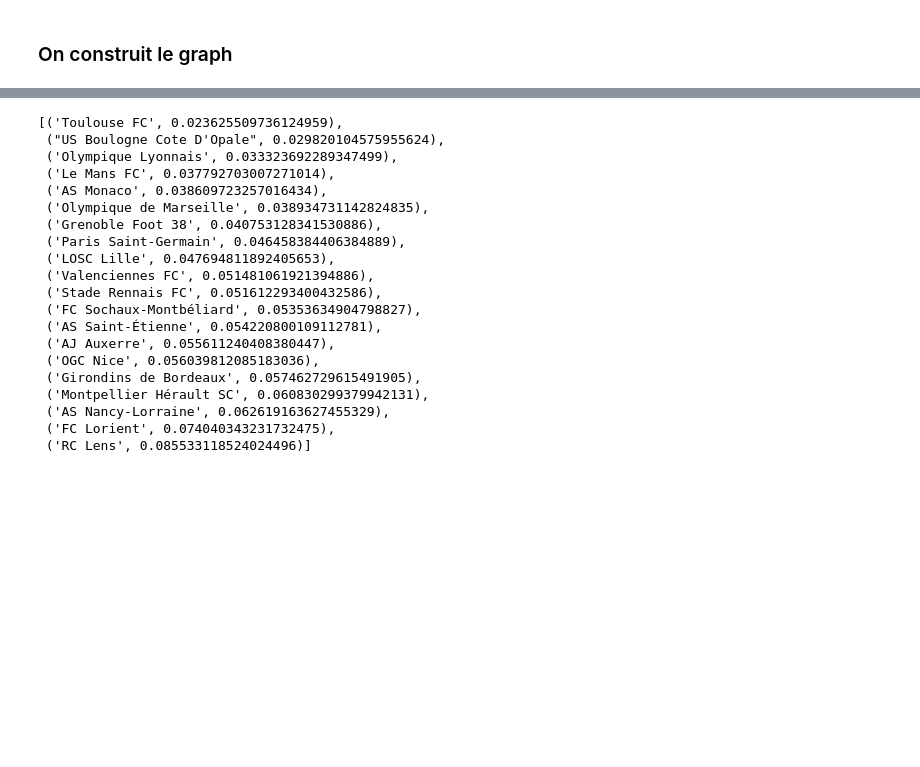
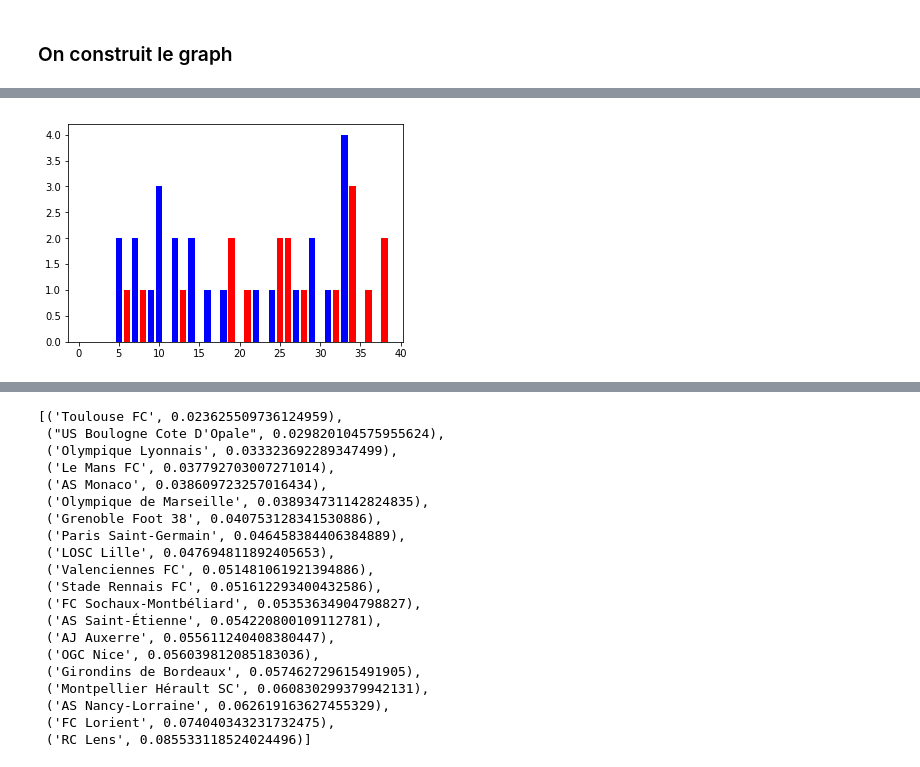
Before and after one commit to FlorianTilquin/LDC, a Jupyter notebook: European Soccer.ipynb, the cells around one changed output, grey strips where cells are left out. Saved outputs shown, nothing was run; the diff lists cells and outputs as text; code cells hidden in the pictures; blank space fills up the shorter version.

Commit message:
ajout derniers exp graphs

```diff
--- a/European Soccer.ipynb
+++ b/European Soccer.ipynb
@@ -114,3 +139,23 @@ teams = season['home_team_api_id'].drop_duplicates().tolist()
+# %%
+dum_hg = np.zeros(38)
+dum_ag = np.zeros(38)
+
+for row in season[season['home_team_api_id'] == 8583][['stage','home_team_goal']].iterrows():
+    row = row[1]
+    dum_hg[row[0]-1] = row[1]
+
+for row in season[season['away_team_api_id'] == 8583][['stage','away_team_goal']].iterrows():
+    row = row[1]
+    dum_ag[row[0]-1] = row[1]
+# %%
+plt.figure()
+
+plt.bar(range(1,39), dum_hg, color = 'b')
+plt.bar(range(1,39), dum_ag, color = 'r')
+
+plt.show()
+# %% [output]
+[figure, added]
 # %%
 g = nx.DiGraph()
 # %%
```
Also changed, not shown: parts of 25 cells of this notebook.
